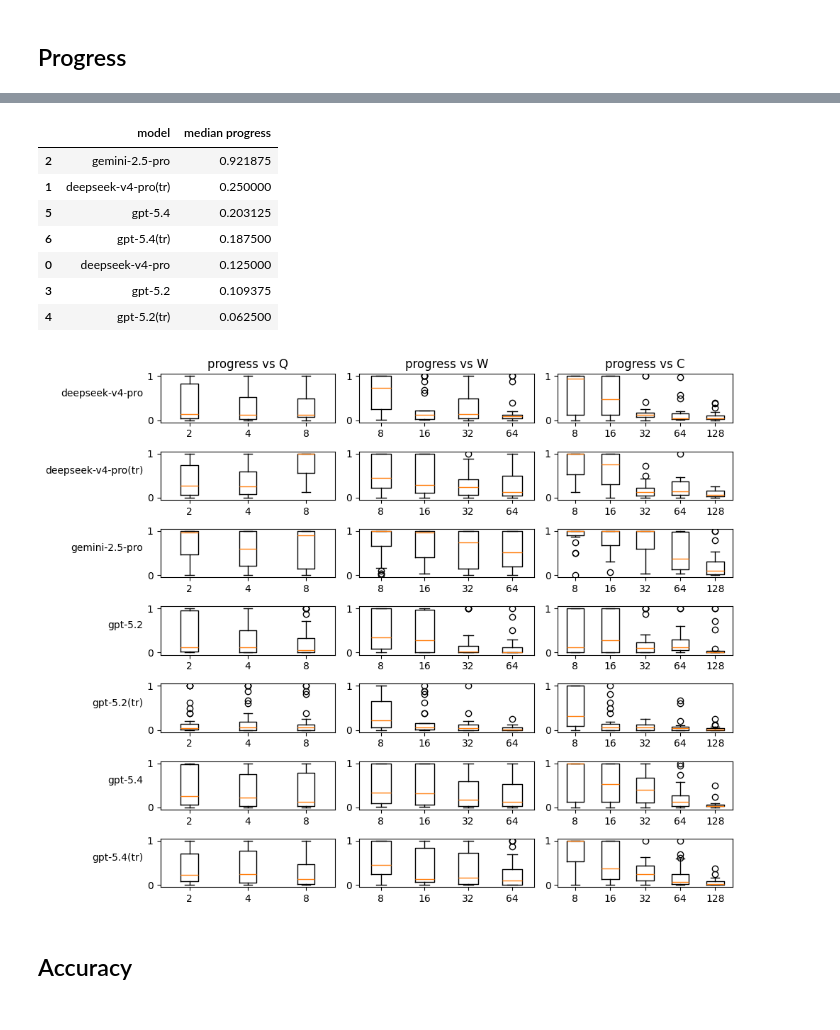
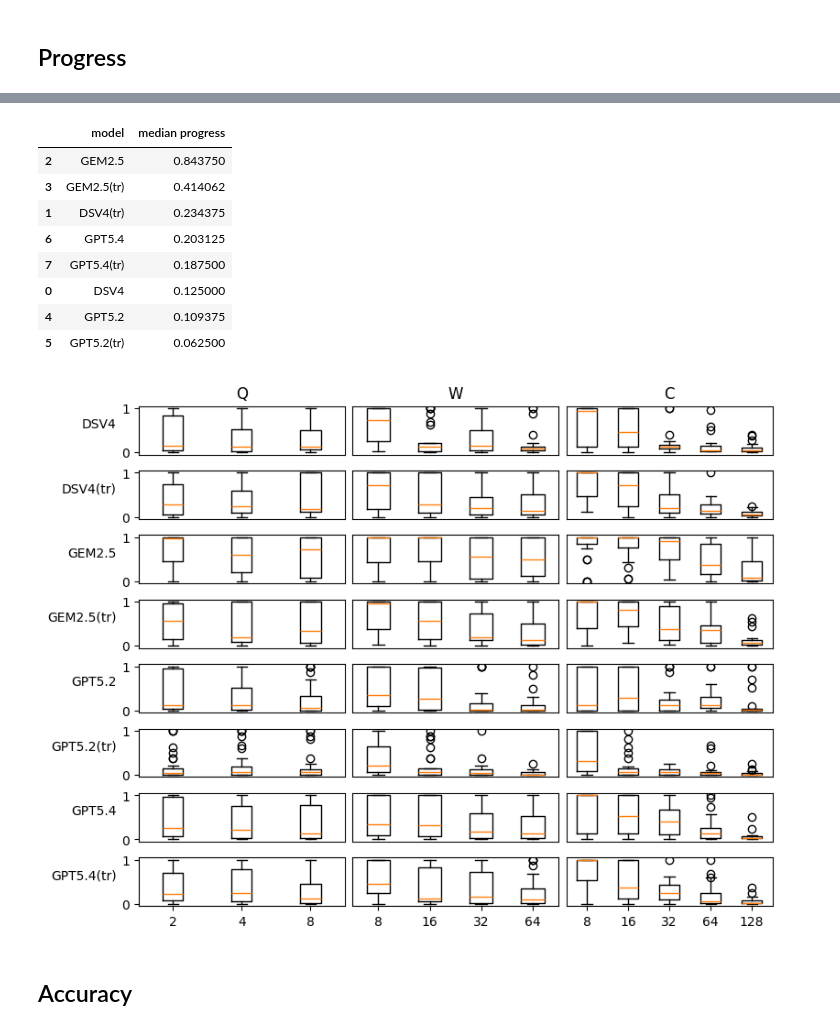
Before and after one commit to PUC-Behring-Institute-for-AI/umllm, a Jupyter notebook: evaluations/plot.ipynb, the cells around one changed output, grey strips where cells are left out. Saved outputs shown, nothing was run; the diff lists cells and outputs as text; code cells hidden in the pictures.

```diff
--- a/evaluations/plot.ipynb
+++ b/evaluations/plot.ipynb
@@ -54,6 +54,13 @@ def cost(provider, model, input_tokens, output_tokens):
         return l * input_tokens + r * output_tokens
     except KeyError as err:
         return 0.
+# %%
+ABBREV = {
+    'deepseek-v4-pro': 'DSV4',
+    'gemini-2.5-pro': 'GEM2.5',
+    'gpt-5.4': 'GPT5.4',
+    'gpt-5.2': 'GPT5.2',
+}
 # %%
 def load(runs, skip=lambda x: False):
     for path in runs:
@@ -69,7 +76,7 @@ def load(runs, skip=lambda x: False):
                 'W': t['work_length'],
                 'C': t['cycles_until_halt'],
                 'provider': t['provider'],
-                'model': t['model'] + ('' if t['truncate'] is None else '(tr)'),
+                'model': ABBREV[t['model']] + ('' if t['truncate'] is None else '(tr)'),
                 #'prompt': t['prompt'],
                 #'temperature': t['temperature'],
                 #'seed': t['seed'],
@@ -150,31 +224,42 @@ plt.show()
 pandas.DataFrame({'model': k, 'median progress': v['progress'].median()} for k, v in RUNS_PER_MODEL.items()).sort_values(by=['median progress'], ascending=False)
 # %% [output]
 |  | model | median progress |
-| 2 | gemini-2.5-pro | 0.921875 |
-| 1 | deepseek-v4-pro(tr) | 0.250000 |
-| 5 | gpt-5.4 | 0.203125 |
-| 6 | gpt-5.4(tr) | 0.187500 |
-| 0 | deepseek-v4-pro | 0.125000 |
-| 3 | gpt-5.2 | 0.109375 |
-| 4 | gpt-5.2(tr) | 0.062500 |
+| 2 | GEM2.5 | 0.843750 |
+| 3 | GEM2.5(tr) | 0.414062 |
+| 1 | DSV4(tr) | 0.234375 |
+| 6 | GPT5.4 | 0.203125 |
+| 7 | GPT5.4(tr) | 0.187500 |
+| 0 | DSV4 | 0.125000 |
+| 4 | GPT5.2 | 0.109375 |
+| 5 | GPT5.2(tr) | 0.062500 |
 # %%
-fig = plt.figure(figsize=(10,8))
+fig = plt.figure(figsize=(8,6), constrained_layout=True)
 nrows, ncols = len(RUNS_PER_MODEL), 3
 for i, (k, t) in enumerate(RUNS_PER_MODEL.items()):
     axQ = fig.add_subplot(nrows, ncols, i * ncols + 1)
     axQ.boxplot([t[t['Q'] == n]['progress'] for n in CFG_Qs], tick_labels=CFG_Qs)
     axW = fig.add_subplot(nrows, ncols, i * ncols + 2)
     axW.boxplot([t[t['W'] == n]['progress'] for n in CFG_Ws], tick_labels=CFG_Ws)
     axC = fig.add_subplot(nrows, ncols, i * ncols + 3)
     axC.boxplot([t[t['C'] == n]['progress'] for n in CFG_Cs], tick_labels=CFG_Cs)
     if i == 0:
-        axQ.set_title('progress vs Q')
-        axW.set_title('progress vs W')
-        axC.set_title('progress vs C')
+        axQ.set_title('Q')
+        axW.set_title('W')
+        axC.set_title('C')
     axQ.set_ylabel(k, rotation=0, ha='right')
-fig.tight_layout()
+    axQ.get_xaxis().set_visible(False)
+    axW.get_xaxis().set_visible(False)
+    axC.get_xaxis().set_visible(False)
+    axW.get_yaxis().set_visible(False)
+    axC.get_yaxis().set_visible(False)
+axQ.get_xaxis().set_visible(True)
+axW.get_xaxis().set_visible(True)
+axC.get_xaxis().set_visible(True)
+#fig.tight_layout()
+plt.savefig('figs/progress-detailed.pdf', format='pdf')
+plt.show()
 # %% [output]
-[figure, old version]
+[figure, new version]
 # %% [markdown]
 ## Accuracy
 # %%
```
Also changed, not shown: parts of 16 cells of this notebook.
